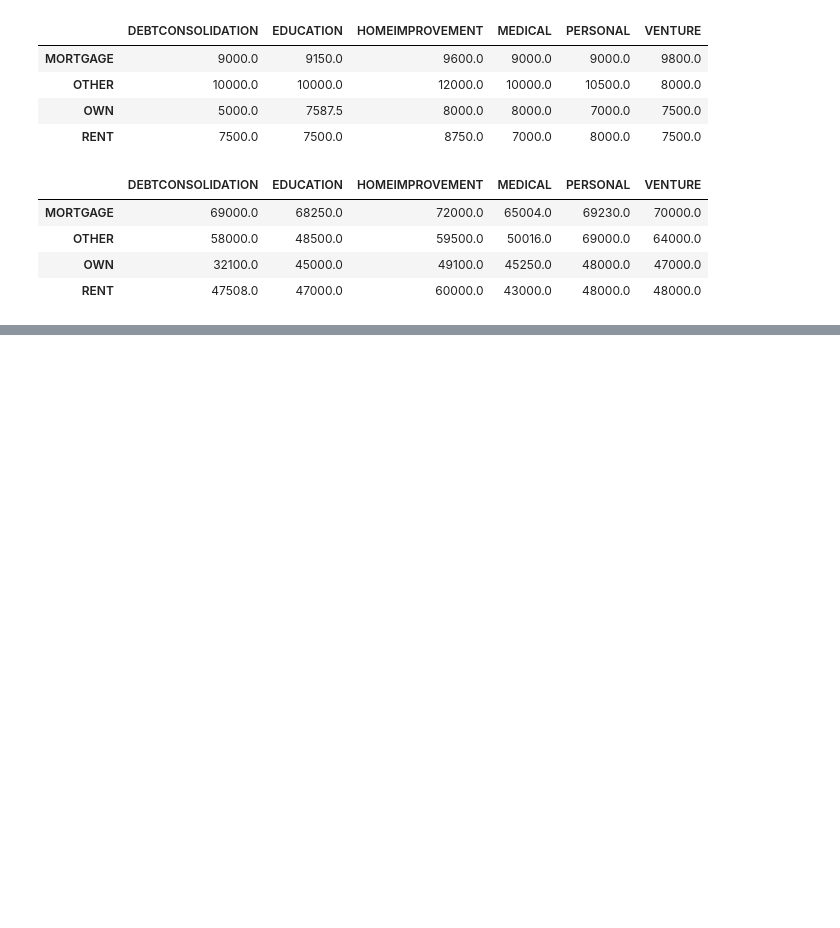
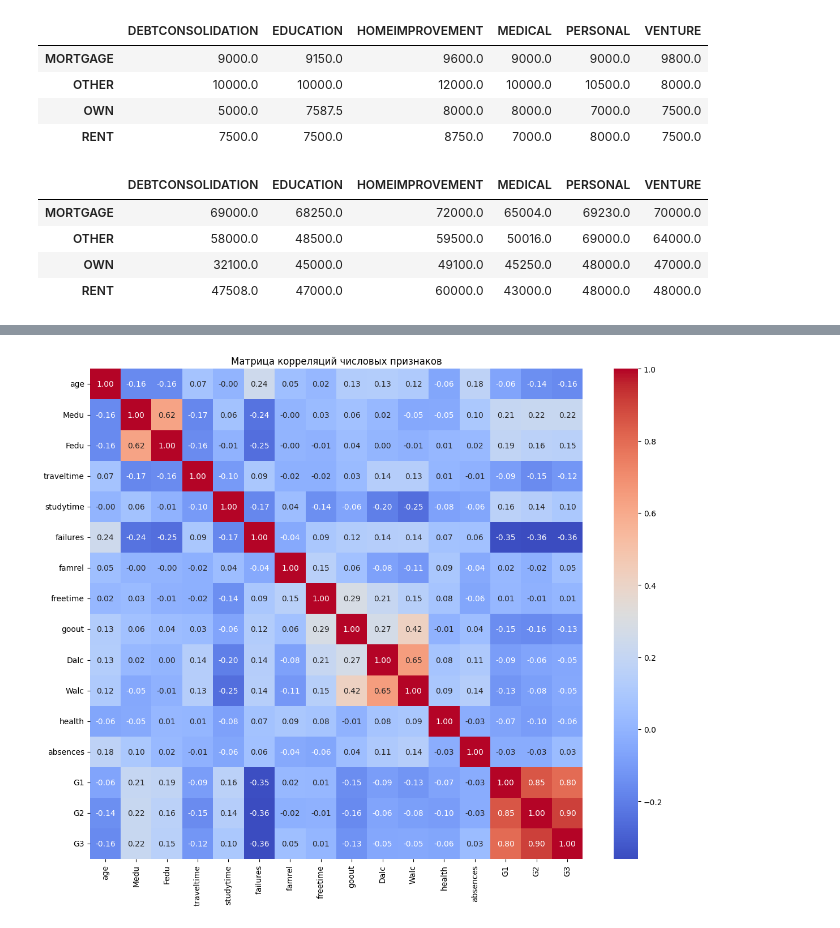
Before and after one commit to noname123920/analiz_dannih, a Jupyter notebook: Untitled6.ipynb, the cells around one changed output, grey strips where cells are left out. Drawn from its saved outputs; the diff is of its cells as text; code cells hidden in the pictures; blank space fills up the shorter version.

```diff
--- a/Untitled6.ipynb
+++ b/Untitled6.ipynb
@@ -60,0 +82,3 @@ plt.show()
+# %%
+df2_num = df2.select_dtypes(include="number")
+df2_num.head()
@@ -60,0 +92,10 @@ plt.show()
+# %%
+corr_matrix = df2_num.corr()
+
+plt.figure(figsize=(12, 10))
+sns.heatmap(corr_matrix, annot=True, fmt='.2f', cmap='coolwarm')
+plt.title('Матрица корреляций числовых признаков')
+plt.tight_layout()
+plt.show()
+# %% [output]
+[figure, added]
```
Also changed, not shown: parts of 16 cells of this notebook.
